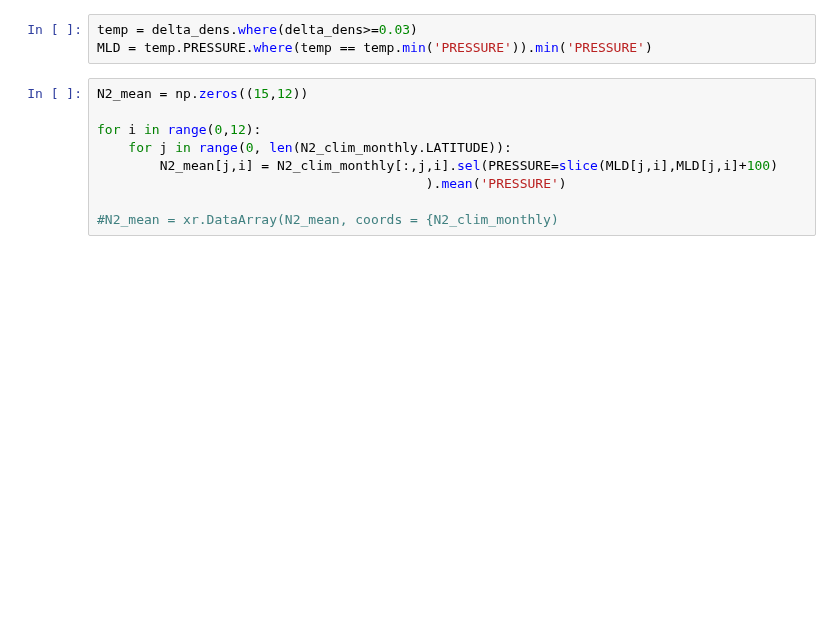
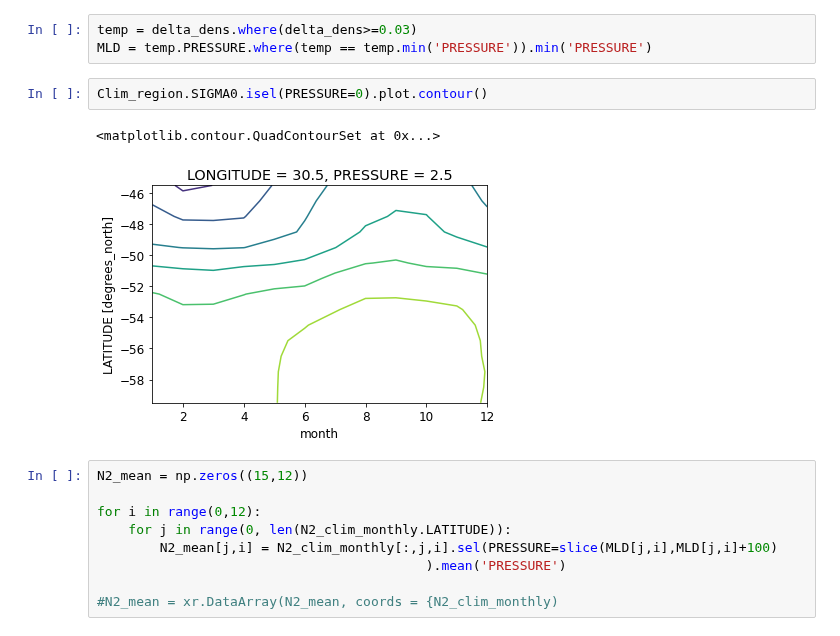
Before and after one commit to dhruvbalwada/sogos, a Jupyter notebook: notebooks/10_4_regional_hydrography.ipynb, the cells around one changed output. Drawn from its saved outputs; the diff is of its cells as text; blank space fills up the shorter version.

```diff
--- a/notebooks/10_4_regional_hydrography.ipynb
+++ b/notebooks/10_4_regional_hydrography.ipynb
@@ -135,6 +179,11 @@ delta_dens = Clim_region.SIGMA0 - Clim_region.SIGMA0.isel(PRESSURE=0)
 # %%
 temp = delta_dens.where(delta_dens>=0.03)
 MLD = temp.PRESSURE.where(temp == temp.min('PRESSURE')).min('PRESSURE')
+# %%
+Clim_region.SIGMA0.isel(PRESSURE=0).plot.contour()
+# %% [output]
+<matplotlib.contour.QuadContourSet at 0x...>
+[figure, added]
 # %%
 N2_mean = np.zeros((15,12))
 
```
Also changed, not shown: parts of 10 cells of this notebook, 16 other files.
